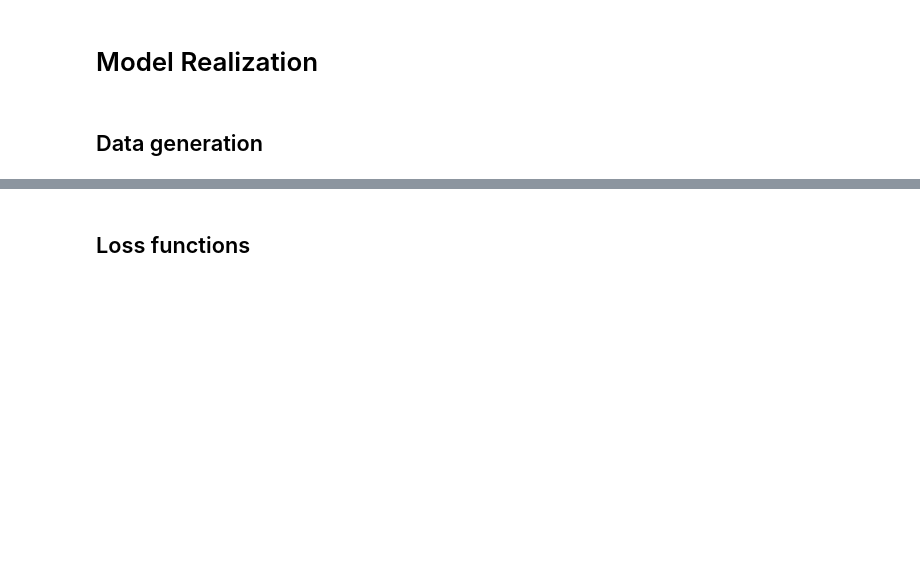
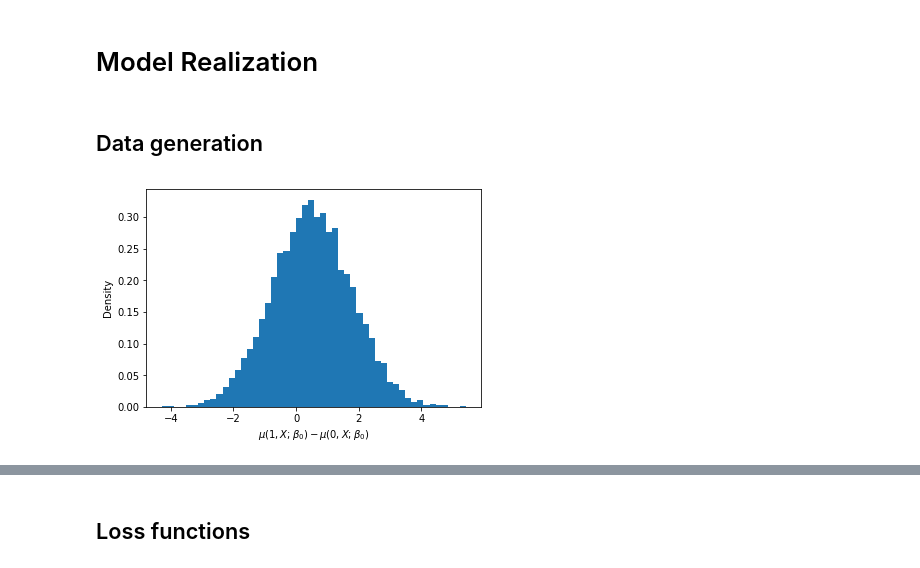
Before and after one commit to ideechy/Online-Decision-Making, a Jupyter notebook: ODMSGD.ipynb, the cells around one changed output, grey strips where cells are left out. Cells and saved outputs as stored; diff of their text form; code cells hidden in the pictures; blank space fills up the shorter version.

```diff
--- a/ODMSGD.ipynb
+++ b/ODMSGD.ipynb
@@ -51,3 +51,13 @@ def LinearGenerator(n=1, X=None, A=None, generate_Y=False):
         Y1 = u(1, X, beta_true) + np.random.normal(0, sigma, n)
         Y = {'0': Y0, '1': Y1}
         return((X, A, Y))
+# %%
+O = LinearGenerator(n = 10000, generate_Y = True)
+X, A, Y = O
+# %%
+plt.hist(Y['1'] - Y['0'], 50, density=True)
+plt.xlabel(r'$\mu(1, X; \beta_0) - \mu(0, X; \beta_0)$')
+plt.ylabel('Density')
+plt.savefig("linear_data.pdf")
+# %% [output]
+[figure, added]
```
Also changed, not shown: parts of 48 cells of this notebook, 7 other files.
